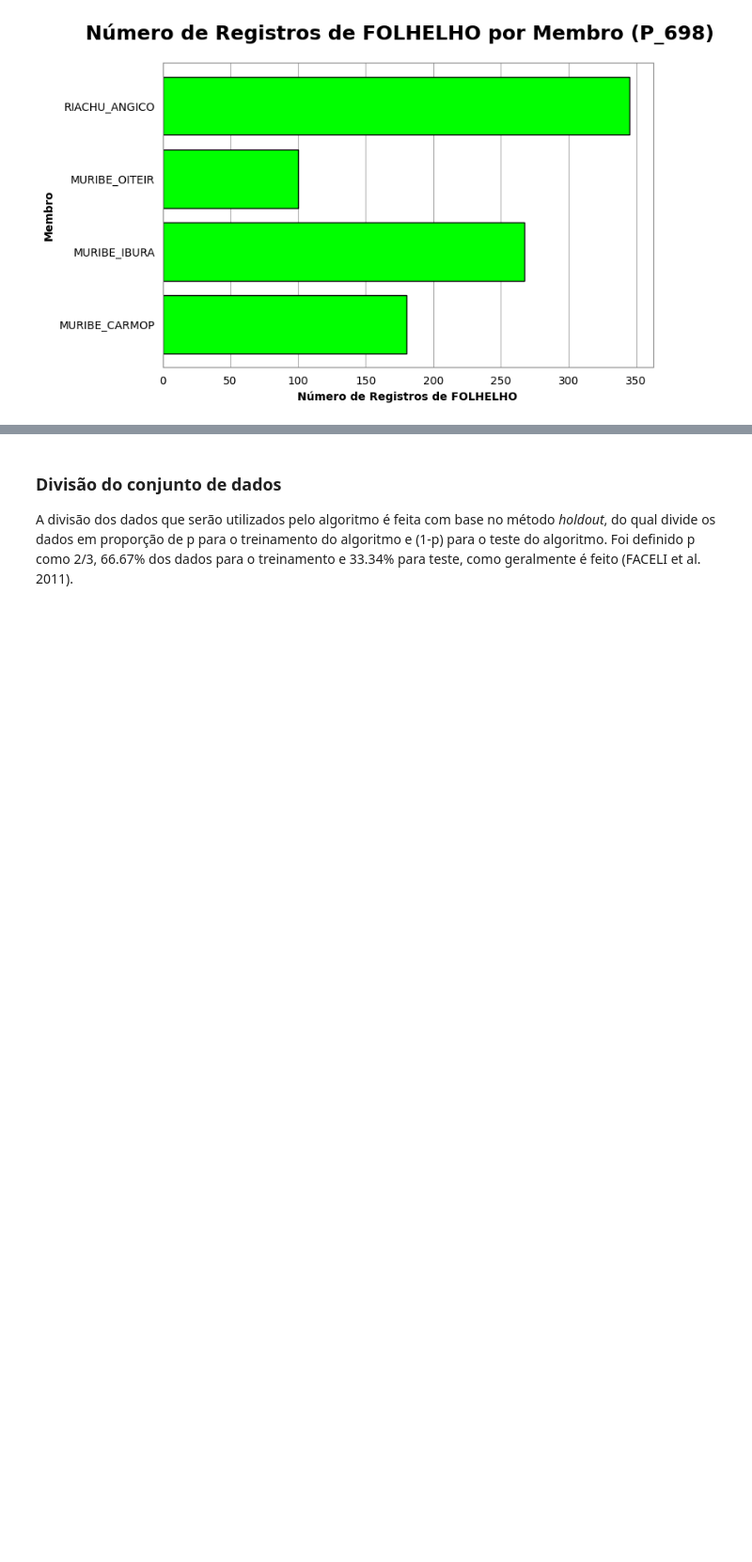
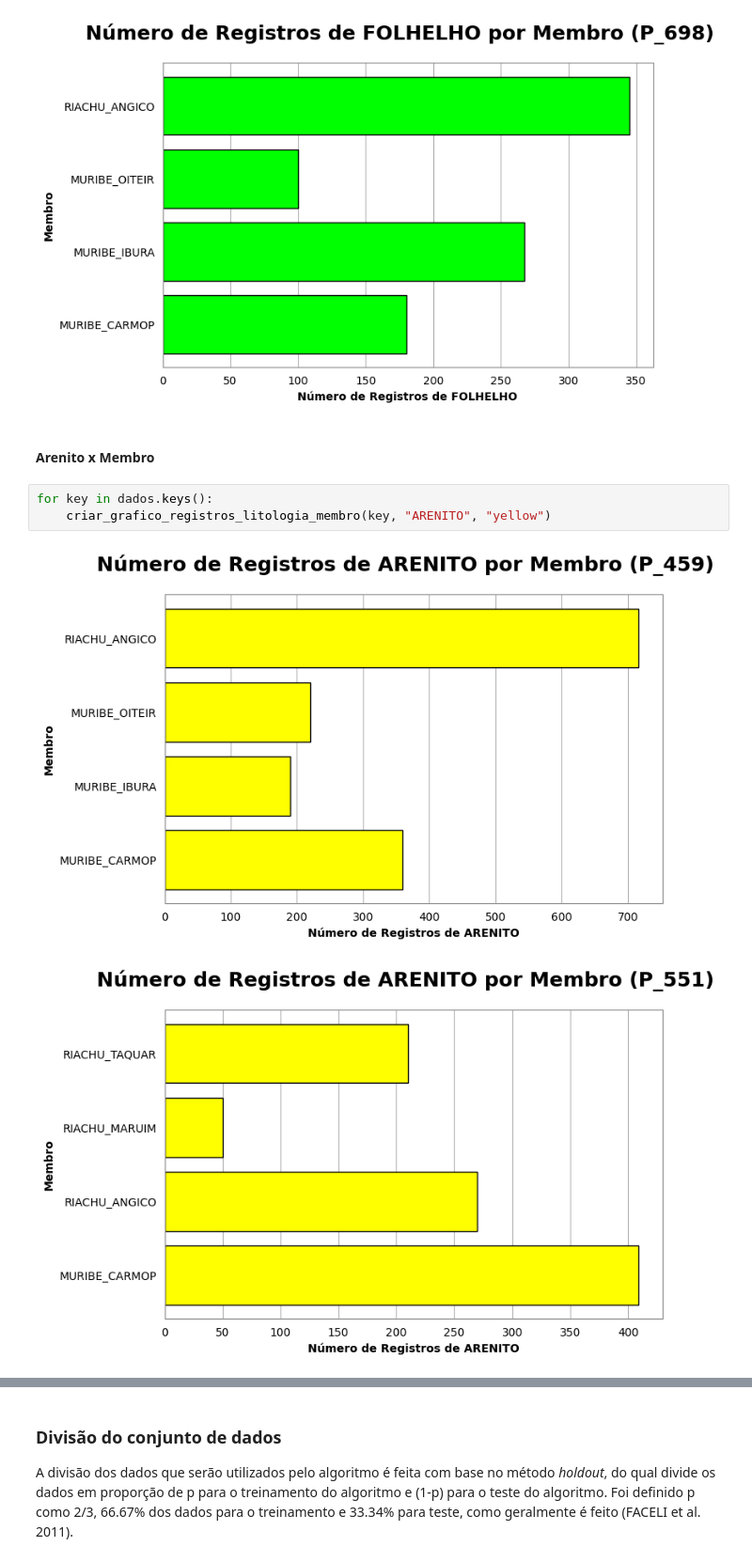
Before and after one commit to rafaseto/lithofacies-classification-from-conventional-well-logs, a Jupyter notebook: treinamento_modelo.ipynb, the cells around one changed output, grey strips where cells are left out. Shown at 94% size. Saved outputs shown, nothing was run; the diff lists cells and outputs as text; blank space fills up the shorter version.

Commit message:
add plots arenito/calcilutito x membro

```diff
--- a/treinamento_modelo.ipynb
+++ b/treinamento_modelo.ipynb
@@ -187,3 +187,11 @@ for key in dados.keys():
 [figure]
 [figure]
 [figure]
+# %% [markdown]
+#### Arenito x Membro
+# %%
+for key in dados.keys():
+    criar_grafico_registros_litologia_membro(key, "ARENITO", "yellow")
+# %% [output]
+[figure, added]
+[figure, added]
```
Also changed, not shown: parts of 3 cells of this notebook.
